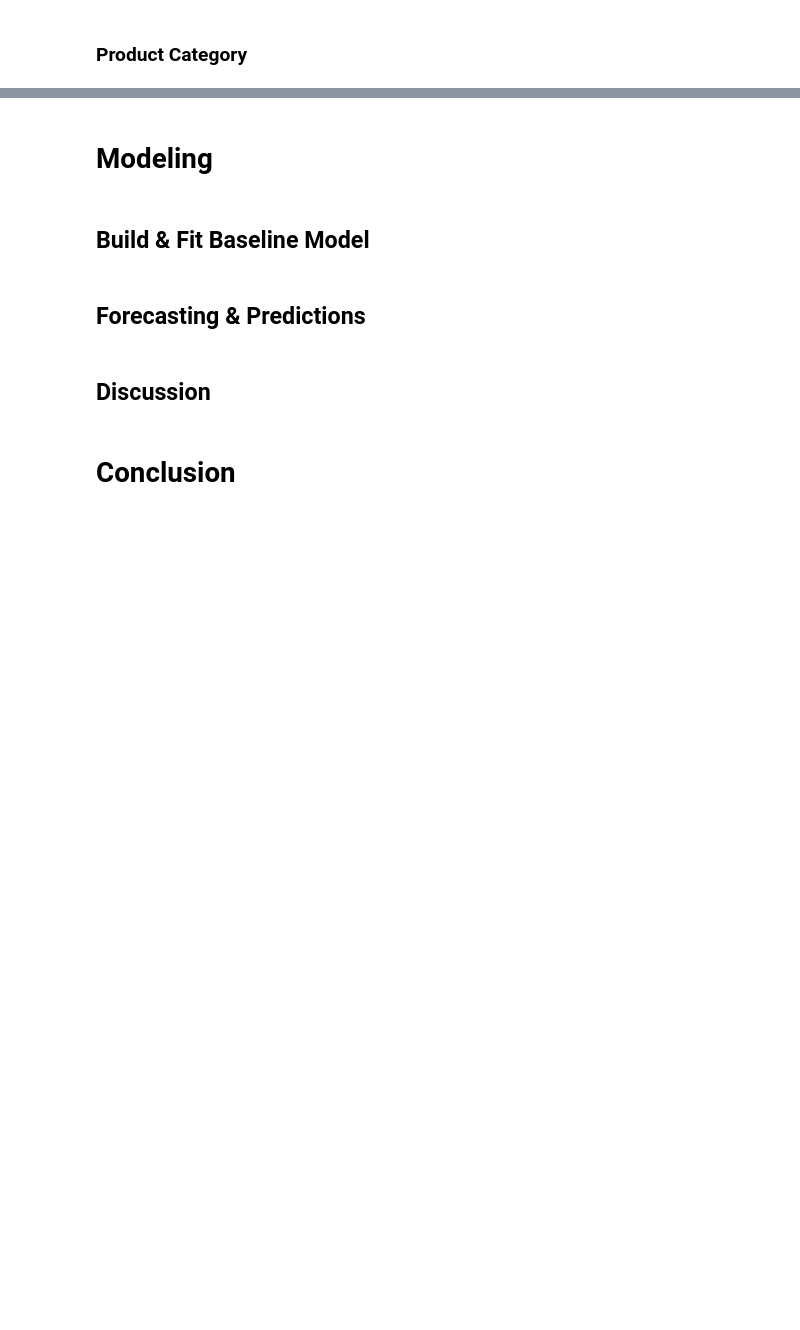
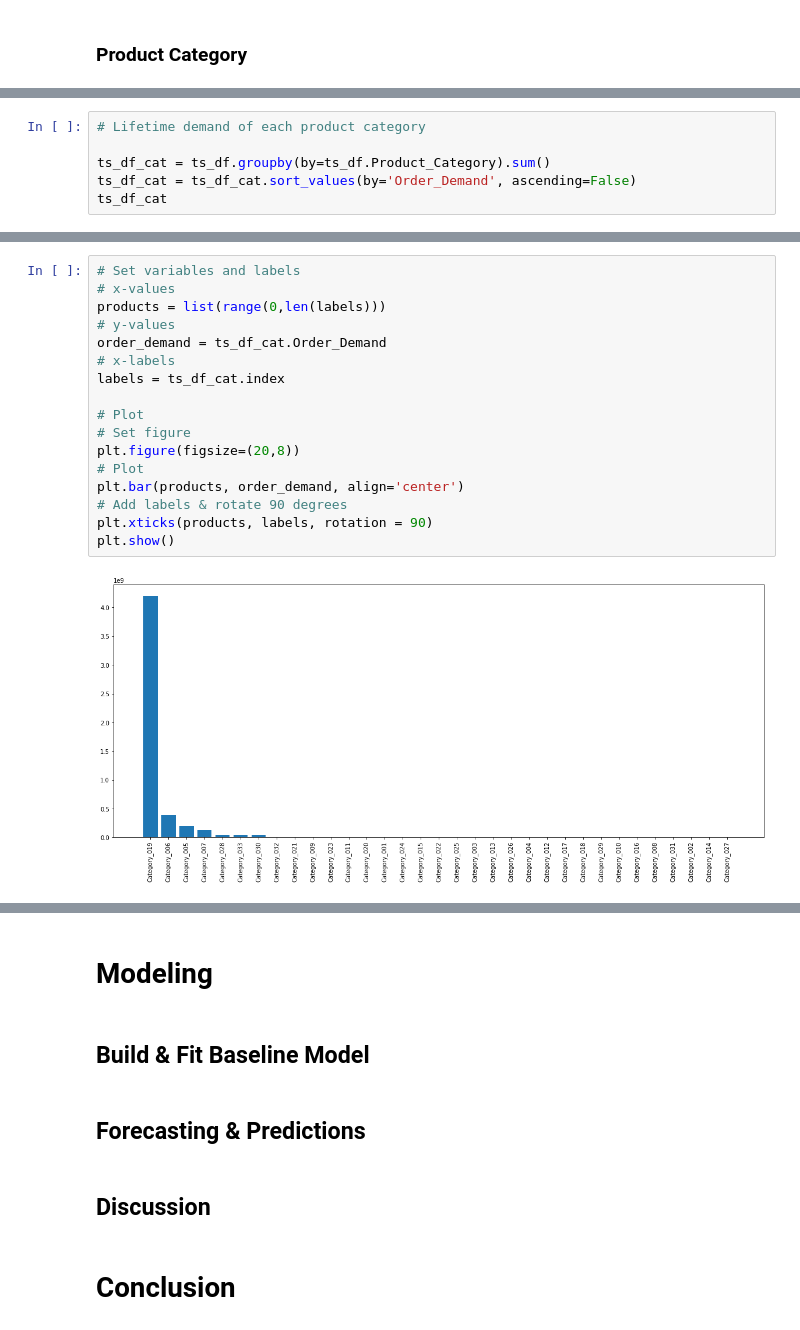
Before and after one commit to JessicaFB/Product-Demand-Forecasting, a Jupyter notebook: Predicting-Product-Demand.ipynb, the cells around one changed output, grey strips where cells are left out. Cells and saved outputs as stored; diff of their text form; blank space fills up the shorter version.

```diff
--- a/Predicting-Product-Demand.ipynb
+++ b/Predicting-Product-Demand.ipynb
@@ -466,0 +499,6 @@ ts_df.
+# %%
+# Lifetime demand of each product category
+
+ts_df_cat = ts_df.groupby(by=ts_df.Product_Category).sum()
+ts_df_cat = ts_df_cat.sort_values(by='Order_Demand', ascending=False)
+ts_df_cat
@@ -466,0 +524,19 @@ ts_df.
+# %%
+# Set variables and labels
+# x-values
+products = list(range(0,len(labels)))
+# y-values
+order_demand = ts_df_cat.Order_Demand
+# x-labels
+labels = ts_df_cat.index
+
+# Plot
+# Set figure
+plt.figure(figsize=(20,8))
+# Plot
+plt.bar(products, order_demand, align='center')
+# Add labels & rotate 90 degrees
+plt.xticks(products, labels, rotation = 90)
+plt.show()
+# %% [output]
+[figure, added]
```
Also changed, not shown: parts of 10 cells of this notebook.
